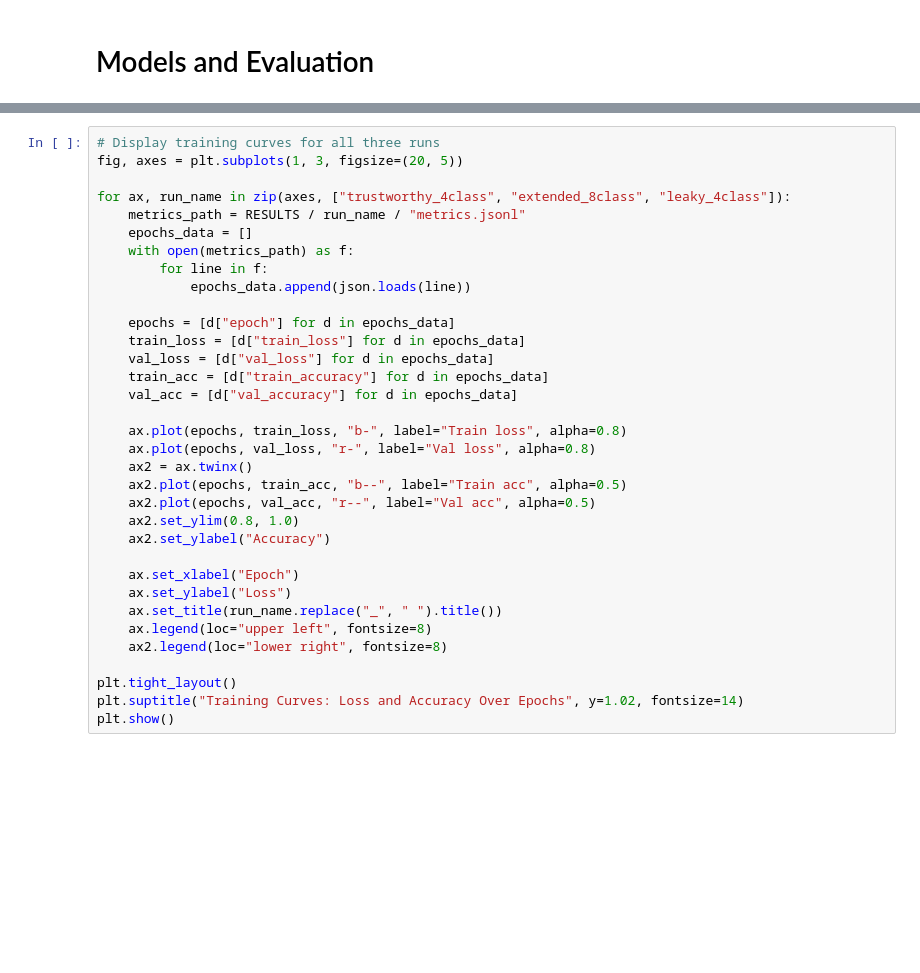
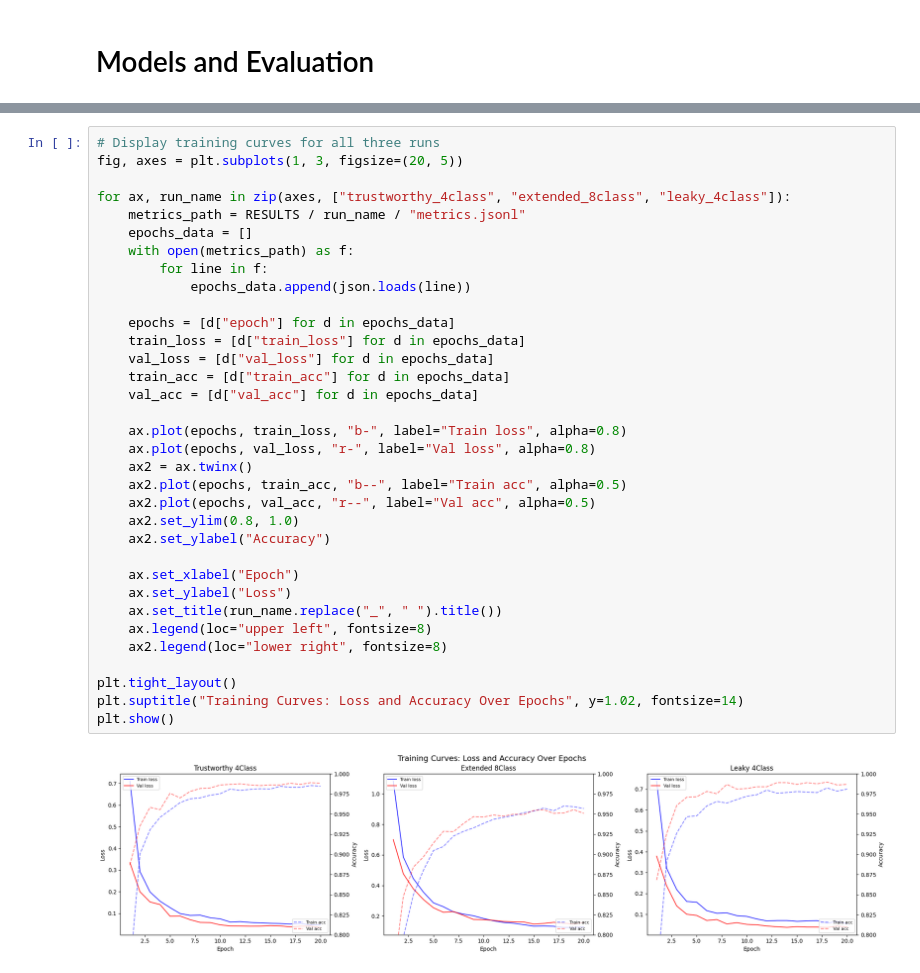
Before and after one commit to kiranshay/brain-tumor-classifier, a Jupyter notebook: NeuroScan_Final_Report.ipynb, the cells around one changed output, grey strips where cells are left out. Saved outputs shown, nothing was run; the diff lists cells and outputs as text; blank space fills up the shorter version.

```diff
--- a/NeuroScan_Final_Report.ipynb
+++ b/NeuroScan_Final_Report.ipynb
@@ -284,35 +303,37 @@ print(training_code)
 fig, axes = plt.subplots(1, 3, figsize=(20, 5))
 
 for ax, run_name in zip(axes, ["trustworthy_4class", "extended_8class", "leaky_4class"]):
     metrics_path = RESULTS / run_name / "metrics.jsonl"
     epochs_data = []
     with open(metrics_path) as f:
         for line in f:
             epochs_data.append(json.loads(line))
 
     epochs = [d["epoch"] for d in epochs_data]
     train_loss = [d["train_loss"] for d in epochs_data]
     val_loss = [d["val_loss"] for d in epochs_data]
-    train_acc = [d["train_accuracy"] for d in epochs_data]
-    val_acc = [d["val_accuracy"] for d in epochs_data]
+    train_acc = [d["train_acc"] for d in epochs_data]
+    val_acc = [d["val_acc"] for d in epochs_data]
 
     ax.plot(epochs, train_loss, "b-", label="Train loss", alpha=0.8)
     ax.plot(epochs, val_loss, "r-", label="Val loss", alpha=0.8)
     ax2 = ax.twinx()
     ax2.plot(epochs, train_acc, "b--", label="Train acc", alpha=0.5)
     ax2.plot(epochs, val_acc, "r--", label="Val acc", alpha=0.5)
     ax2.set_ylim(0.8, 1.0)
     ax2.set_ylabel("Accuracy")
 
     ax.set_xlabel("Epoch")
     ax.set_ylabel("Loss")
     ax.set_title(run_name.replace("_", " ").title())
     ax.legend(loc="upper left", fontsize=8)
     ax2.legend(loc="lower right", fontsize=8)
 
 plt.tight_layout()
 plt.suptitle("Training Curves: Loss and Accuracy Over Epochs", y=1.02, fontsize=14)
 plt.show()
+# %% [output]
+[figure, added]
 # %% [markdown]
 ## Results
 
```
Also changed, not shown: parts of 20 cells of this notebook.
